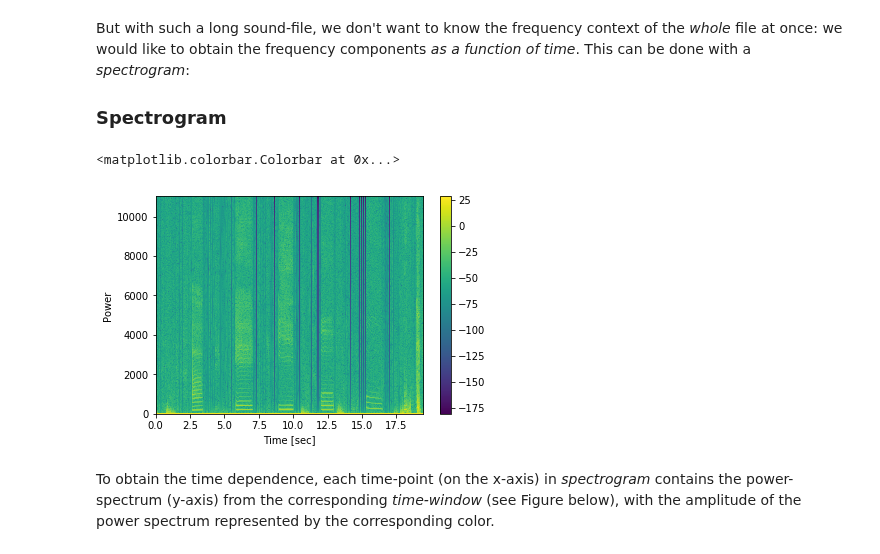
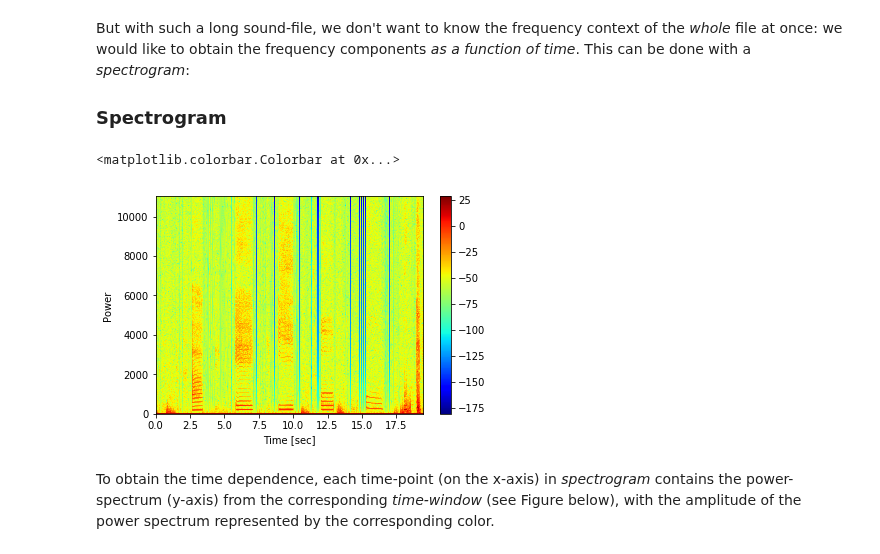
Before and after one commit to thomas-haslwanter/CSS_ipynb, a Jupyter notebook: Soundproc_2_TimeDependence.ipynb, the cells around one changed output. Drawn from its saved outputs; the diff is of its cells as text; code cells hidden in the pictures.

```diff
--- a/Soundproc_2_TimeDependence.ipynb
+++ b/Soundproc_2_TimeDependence.ipynb
@@ -99,13 +99,14 @@ This can be done with a *spectrogram*:
 ### Spectrogram
 # %%
 from matplotlib.pyplot import specgram
-_ = specgram(data, NFFT=1024, Fs=rate)
+from matplotlib import cm
+_ = specgram(data, NFFT=1024, Fs=rate, cmap=cm.jet)
 plt.xlabel('Time [sec]')
 plt.ylabel('Power')
 plt.colorbar()
 # %% [output]
 <matplotlib.colorbar.Colorbar at 0x...>
-[figure, old version]
+[figure, new version]
 # %% [markdown]
 To obtain the time dependence, each time-point (on the x-axis) in *spectrogram* contains the power-spectrum (y-axis) from the corresponding *time-window* (see Figure below), with the amplitude of the power spectrum represented by the corresponding color.
 # %% [markdown]
```
Also changed, not shown: parts of 1 cell of this notebook, 3 other files.
